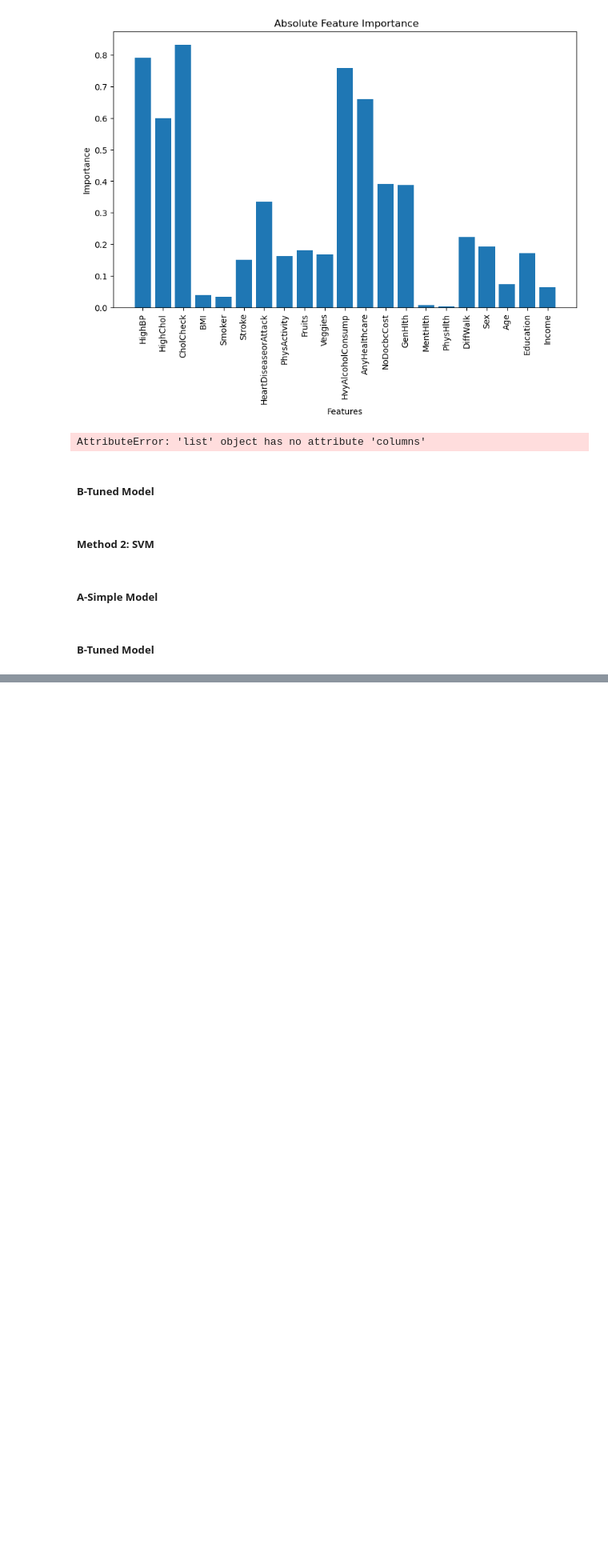
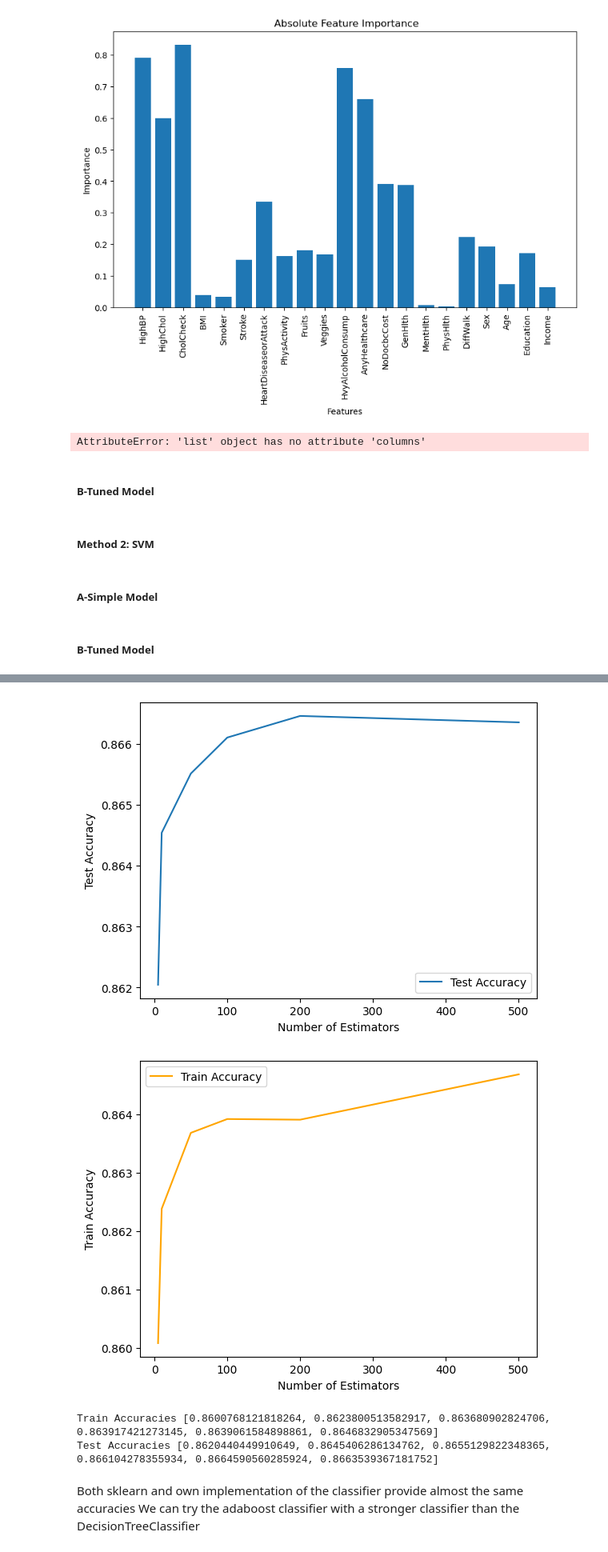
Before and after one commit to yasmineghanem/ML-Project, a Jupyter notebook: notebook.ipynb, the cells around one changed output, grey strips where cells are left out. Shown at 80% size. Drawn from its saved outputs; the diff is of its cells as text; code cells hidden in the pictures; blank space fills up the shorter version.

```diff
--- a/notebook.ipynb
+++ b/notebook.ipynb
@@ -463,0 +526,15 @@ print("Testing Accuracy:", test_accuracy)
+# %%
+# trying our own adaboost classifier => from lab
+train_accuracies, test_accuracies, n_estimators = our_adaboost.run_boosting(X_train, Y_train, X_test, Y_test)
+# %%
+our_adaboost.plot_accuracies(train_accuracies, test_accuracies, n_estimators)
+print("Train Accuracies" ,train_accuracies)
+print("Test Accuracies" ,test_accuracies)
+# %% [output]
+[figure, added]
+[figure, added]
+Train Accuracies [0.8600768121818264, 0.8623800513582917, 0.863680902824706, 0.863917421273145, 0.8639061584898861, 0.8646832905347569]
+Test Accuracies [0.8620440449910649, 0.8645406286134762, 0.8655129822348365, 0.866104278355934, 0.8664590560285924, 0.8663539367181752]
+# %% [markdown]
+Both sklearn and own implementation of the classifier provide almost the same accuracies
+We can try the adaboost classifier with a stronger classifier than the DecisionTreeClassifier
```
Also changed, not shown: parts of 12 cells of this notebook, 1 other file.
